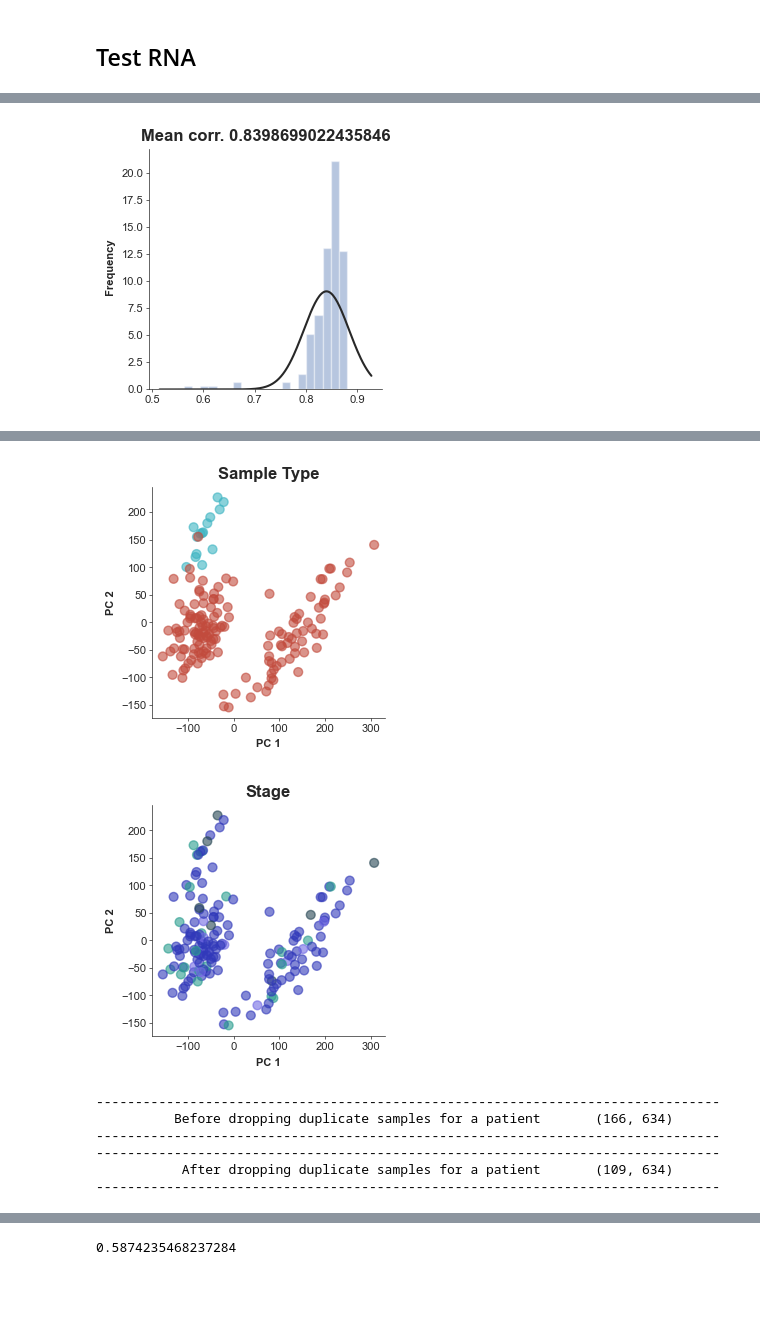
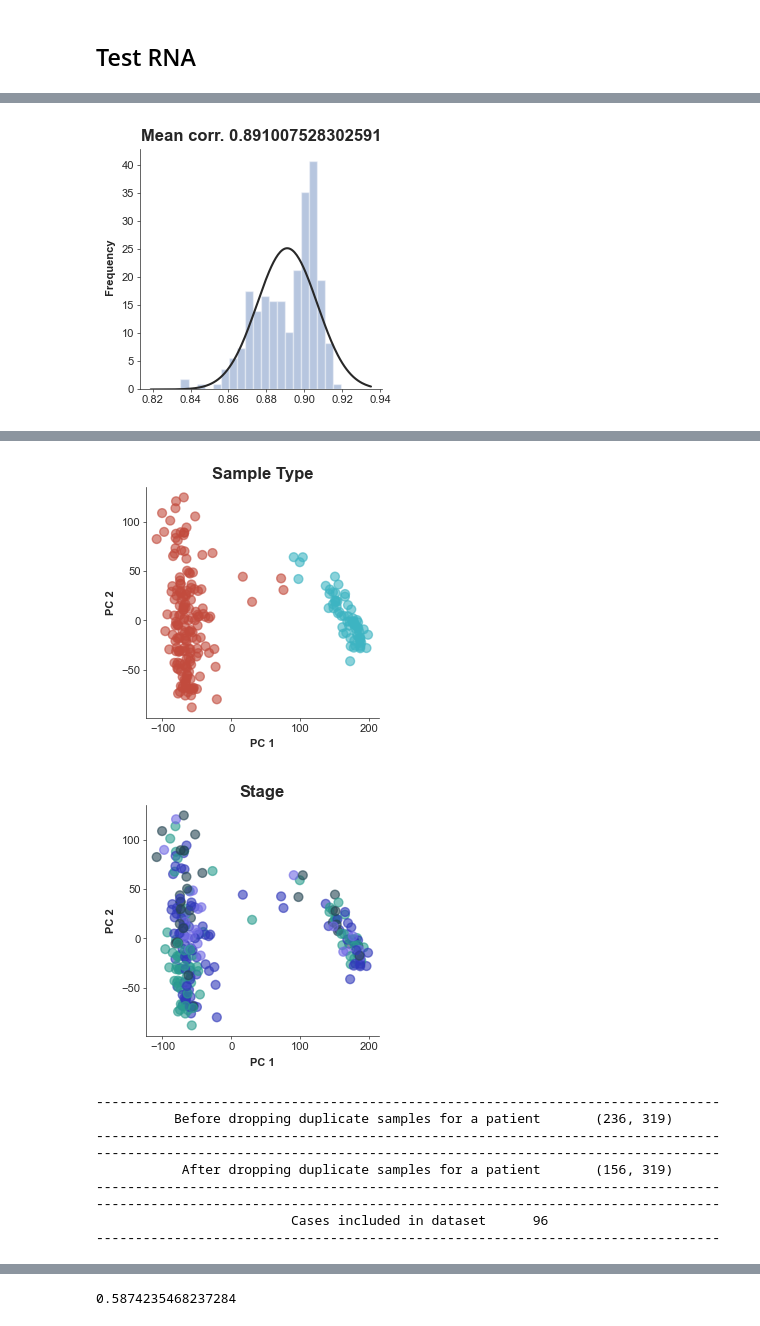
Before and after one commit to ArianeMora/public_cancer_data, a Jupyter notebook: datasets/CPTAC3/input_data/TCGA_RNA_DNAMethylation_ALL/TestIndividual.ipynb, the cells around one changed output, grey strips where cells are left out. Cells and saved outputs as stored; diff of their text form; code cells hidden in the pictures; blank space fills up the shorter version.

```diff
--- a/datasets/CPTAC3/input_data/TCGA_RNA_DNAMethylation_ALL/TestIndividual.ipynb
+++ b/datasets/CPTAC3/input_data/TCGA_RNA_DNAMethylation_ALL/TestIndividual.ipynb
@@ -147,6 +147,7 @@ import numpy as np
 import pandas as pd
 from sciviso import *
 from sciutil import SciUtil
+import os
 import seaborn as sns
 # Have a look at clustering each of these
 from sklearn.decomposition import PCA
@@ -162,15 +163,16 @@ disease = 'UterineCorpusEndometrialCarcinoma'
 #disease = 'HeadandNeckSquamousCellCarcinoma'
 #disease = 'LungAdenocarcinoma'
 #disease = 'AcuteMyeloidLeukemia'
-#disease = 'ClearCellRenalCellCarcinoma'
+disease = 'ClearCellRenalCellCarcinoma'
 
 
 # Make a log file
-logfile = f'{disease}_RNA_filter.tsv'
+output_dir = f'../../output_data/{disease}'
+
+logfile = os.path.join(output_dir, f'{disease}_RNA_filter.tsv')
 logfile = open(logfile, 'w+')
-
-rna_sample_df = pd.read_csv(f'../../output_data/{disease}/{disease}_samples_RNA.csv')
-df = pd.read_csv(f'../../output_data/{disease}/{disease}_RNA.csv')
+rna_sample_df = pd.read_csv(os.path.join(output_dir, f'{disease}_samples_RNA.csv'))
+df = pd.read_csv(os.path.join(output_dir, f'{disease}_RNA.csv'))
 
 # -------------------------------------------
 #       Write the original sizes out
@@ -273,7 +275,7 @@ plt.rcParams['figure.figsize'] = [4, 4]
 vis_df = pd.DataFrame()
 vis_df['PC_1'] = pca_values[:, 0]
 vis_df['PC_2'] = pca_values[:, 1]
-vis_df['Stage'] = sample_df['TumorStage_x'].values
+vis_df['Stage'] = sample_df['TumorStage'].values
 vis_df['Disease'] = sample_df['Disease'].values
 vis_df['CondID'] = sample_df['CondID'].values
 vis_df['Colour'] = ['#C24B3D' if c == 1 else '#3DB4C2' for c in vis_df['CondID'].values]
@@ -300,11 +302,14 @@ u.dp(['Before dropping duplicate samples for a patient', sample_df.shape])
 sample_df_dedup = sample_df.drop_duplicates(subset=['SafeCases', 'CondID'])
 u.dp(['After dropping duplicate samples for a patient',sample_df_dedup.shape])
 logfile.write(f'After dropping duplicates from samples\t{sample_df_dedup.shape}\n')
-logfile.write(f'Duplicate samples that were dropped\t{[c for c in sample_df.Sample if c not in list(sample_df_dedup.Sample)]}\n')
+logfile.write(f'Duplicate samples that were dropped\t{",".join([c for c in sample_df.Sample if c not in list(sample_df_dedup.Sample)])}\n')
+u.dp(['Cases included in dataset', len(list(set(sample_df_dedup.SafeCases.values)))])
+
+logfile.write(f'Cases included in dataset\t{",".join(list(set(sample_df_dedup.SafeCases.values)))}\n')
 
 samples = list(sample_df_dedup['Sample'].values)
 
-sample_df_dedup.to_csv(f'../../output_data/{disease}/{disease}_filtered_samples_RNA.csv', index=False)
+sample_df_dedup.to_csv(os.path.join(output_dir, f'{disease}_filtered_samples_RNA.csv'), index=False)
 
 # -------------------------------------------
 #      Read back in then save (i.e. so we don't get logged values)
@@ -312,7 +317,7 @@ sample_df_dedup.to_csv(f'../../output_data/{disease}/{disease}_filtered_samples_
 # -------------------------------------------
 #      Drop genes with 50% missing values
 # -------------------------------------------
-df = pd.read_csv(f'../../output_data/{disease}/{disease}_RNA.csv')
+df = pd.read_csv(os.path.join(output_dir, f'{disease}_RNA.csv'))
 df = df[df.isnull().sum(axis=1) < len(df.values[0])/2]
 df =  df[(df == 0).astype(int).sum(axis=1) < len(df.values[0])/2]
 df = df.fillna(0)
@@ -324,7 +329,7 @@ df = df[mean_rna > 10]
 # -------------------------------------------
 #      Save DF
 # -------------------------------------------
-df[['gene_id', 'gene_name'] + samples].to_csv(f'../../output_data/{disease}/{disease}_filtered_RNA.csv', index=False)
+df[['gene_id', 'gene_name'] + samples].to_csv(os.path.join(output_dir, f'{disease}_filtered_RNA.csv'), index=False)
 
 logfile.close()
 # %% [output]
@@ -352,5 +357,5 @@ For a guide to updating your code to use the new functions, please see
 https://gist.github.com/mwaskom/de44147ed2974457ad6372750bbe5751
 
   ax = sns.distplot(values, fit=norm, kde=self.plot_kde, rug=self.plot_rug, hist=self.plot_hist,
-[figure, old version]
+[figure, new version]
 --------------------------------------------------------------------------------
@@ -374,9 +377,12 @@ C3N.01510_Tumor_RNA_UterineCorpusEndometrialCarcinoma_fc48ed53.148e.404f.910b.a0
 --------------------------------------------------------------------------------
-[figure, old version]
+[figure, new version]
-[figure, old version]
+[figure, new version]
 --------------------------------------------------------------------------------
-          Before dropping duplicate samples for a patient       (166, 634)
+          Before dropping duplicate samples for a patient       (236, 319)
 --------------------------------------------------------------------------------
 --------------------------------------------------------------------------------
-           After dropping duplicate samples for a patient       (109, 634)
+           After dropping duplicate samples for a patient       (156, 319)
 --------------------------------------------------------------------------------
+--------------------------------------------------------------------------------
+                         Cases included in dataset      96
+--------------------------------------------------------------------------------
```
Also changed, not shown: parts of 3 cells of this notebook, 1 other file.
